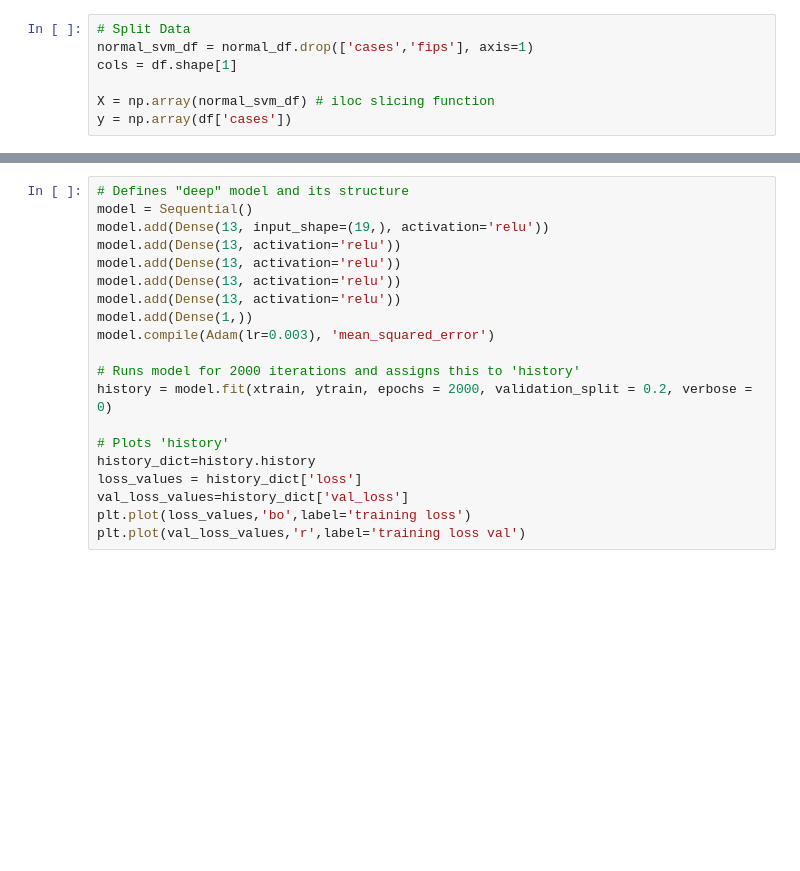
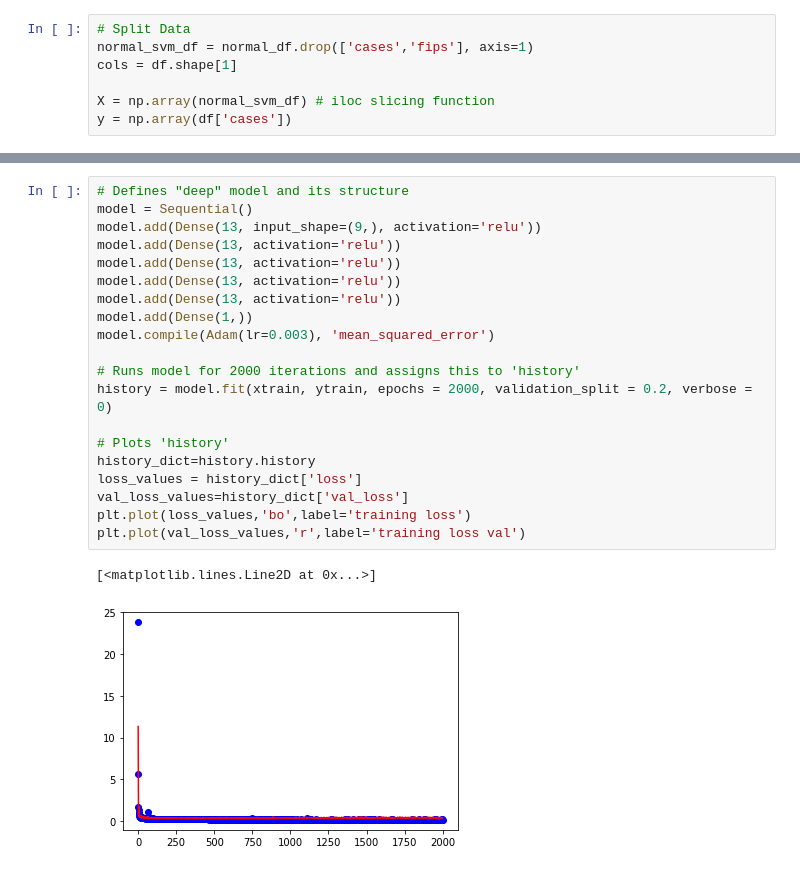
Before and after one commit to CS254-ML-FinalProject/Final-Project, a Jupyter notebook: CNN.ipynb, the cells around one changed output, grey strips where cells are left out. Cells and saved outputs as stored; diff of their text form; blank space fills up the shorter version.

```diff
--- a/CNN.ipynb
+++ b/CNN.ipynb
@@ -183,23 +230,26 @@ The R2 score on the Test set is:        -94.122
 # %%
 # Defines "deep" model and its structure
 model = Sequential()
-model.add(Dense(13, input_shape=(19,), activation='relu'))
+model.add(Dense(13, input_shape=(9,), activation='relu'))
 model.add(Dense(13, activation='relu'))
 model.add(Dense(13, activation='relu'))
 model.add(Dense(13, activation='relu'))
 model.add(Dense(13, activation='relu'))
 model.add(Dense(1,))
 model.compile(Adam(lr=0.003), 'mean_squared_error')
 
 # Runs model for 2000 iterations and assigns this to 'history'
 history = model.fit(xtrain, ytrain, epochs = 2000, validation_split = 0.2, verbose = 0)
 
 # Plots 'history'
 history_dict=history.history
 loss_values = history_dict['loss']
 val_loss_values=history_dict['val_loss']
 plt.plot(loss_values,'bo',label='training loss')
 plt.plot(val_loss_values,'r',label='training loss val')
+# %% [output]
+[<matplotlib.lines.Line2D at 0x...>]
+[figure, added]
 # %%
 # Defines "deep" model and its structure
 
```
Also changed, not shown: parts of 16 cells of this notebook, 1 other file.
